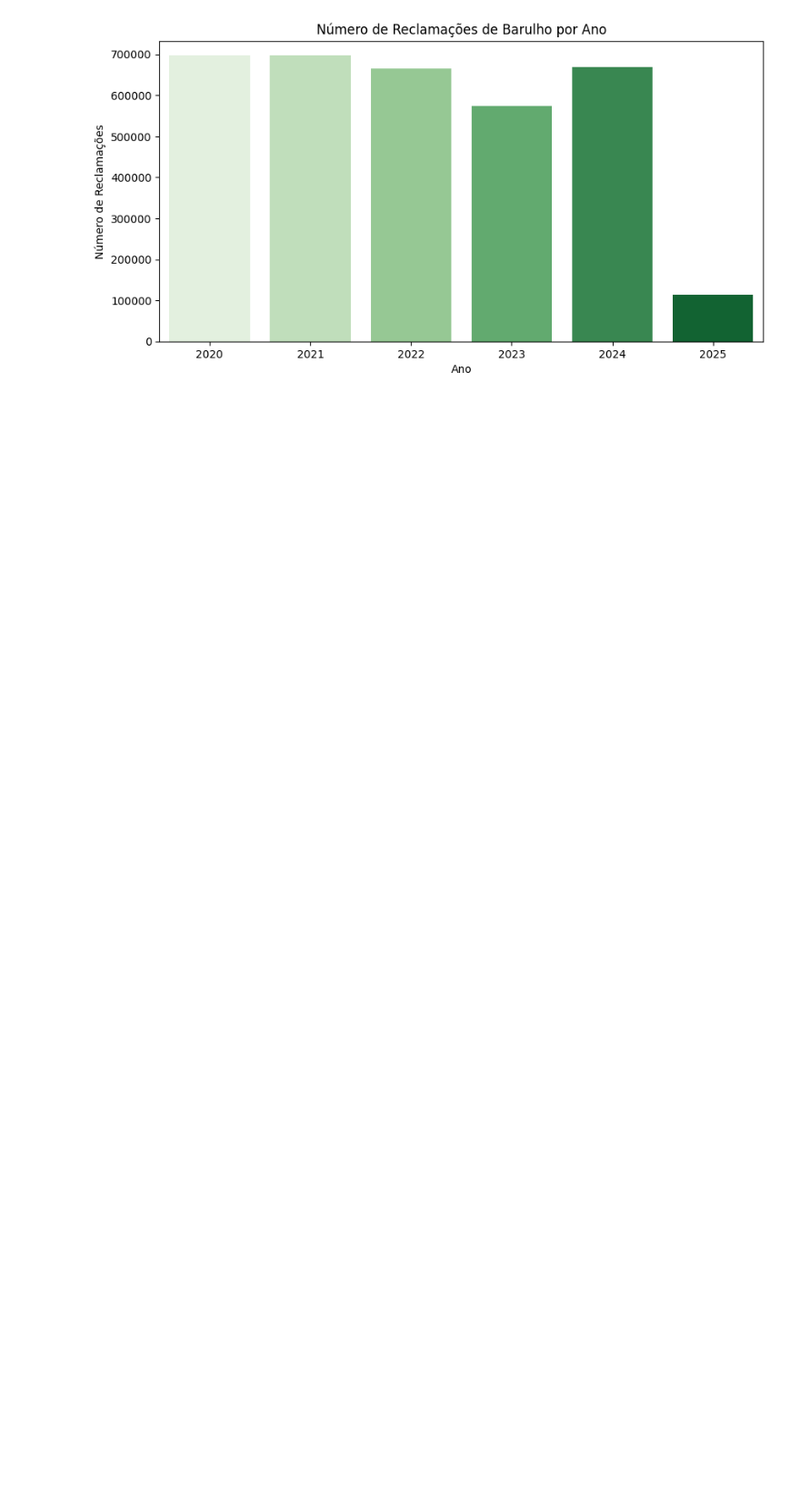
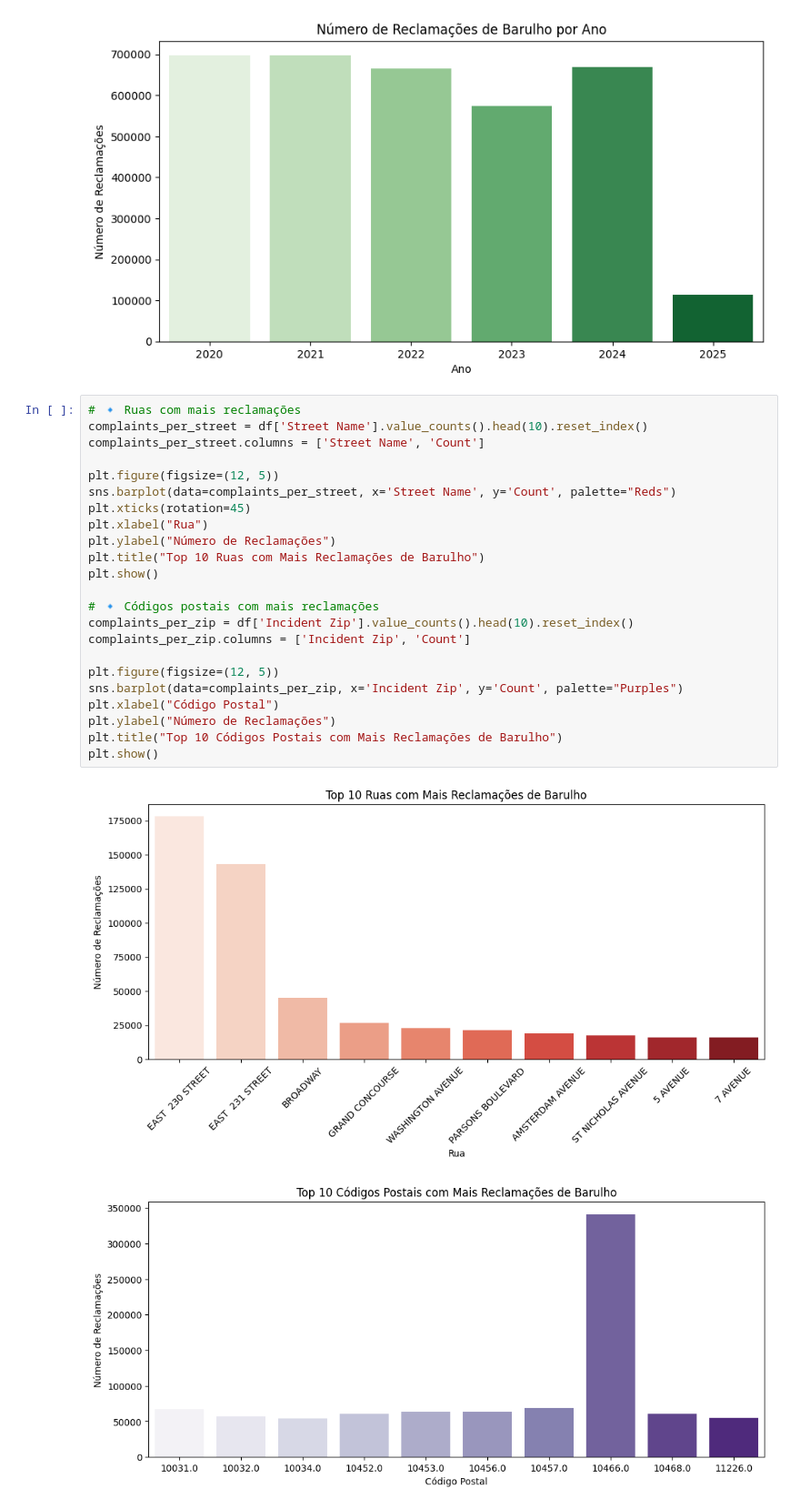
Before and after one commit to MatheusConrado1/Data-Mining-visualization, a Jupyter notebook: main.ipynb, the cells around one changed output. Shown: that part at 91% size. Cells and saved outputs as stored; diff of their text form; blank space fills up the shorter version.

```diff
--- a/main.ipynb
+++ b/main.ipynb
@@ -211,3 +210,29 @@ plt.show()
 # %% [output]
 [figure]
 [figure]
+# %%
+# 🔹 Ruas com mais reclamações
+complaints_per_street = df['Street Name'].value_counts().head(10).reset_index()
+complaints_per_street.columns = ['Street Name', 'Count']
+
+plt.figure(figsize=(12, 5))
+sns.barplot(data=complaints_per_street, x='Street Name', y='Count', palette="Reds")
+plt.xticks(rotation=45)
+plt.xlabel("Rua")
+plt.ylabel("Número de Reclamações")
+plt.title("Top 10 Ruas com Mais Reclamações de Barulho")
+plt.show()
+
+# 🔹 Códigos postais com mais reclamações
+complaints_per_zip = df['Incident Zip'].value_counts().head(10).reset_index()
+complaints_per_zip.columns = ['Incident Zip', 'Count']
+
+plt.figure(figsize=(12, 5))
+sns.barplot(data=complaints_per_zip, x='Incident Zip', y='Count', palette="Purples")
+plt.xlabel("Código Postal")
+plt.ylabel("Número de Reclamações")
+plt.title("Top 10 Códigos Postais com Mais Reclamações de Barulho")
+plt.show()
+# %% [output]
+[figure, added]
+[figure, added]
```
Also changed, not shown: parts of 7 cells of this notebook.
